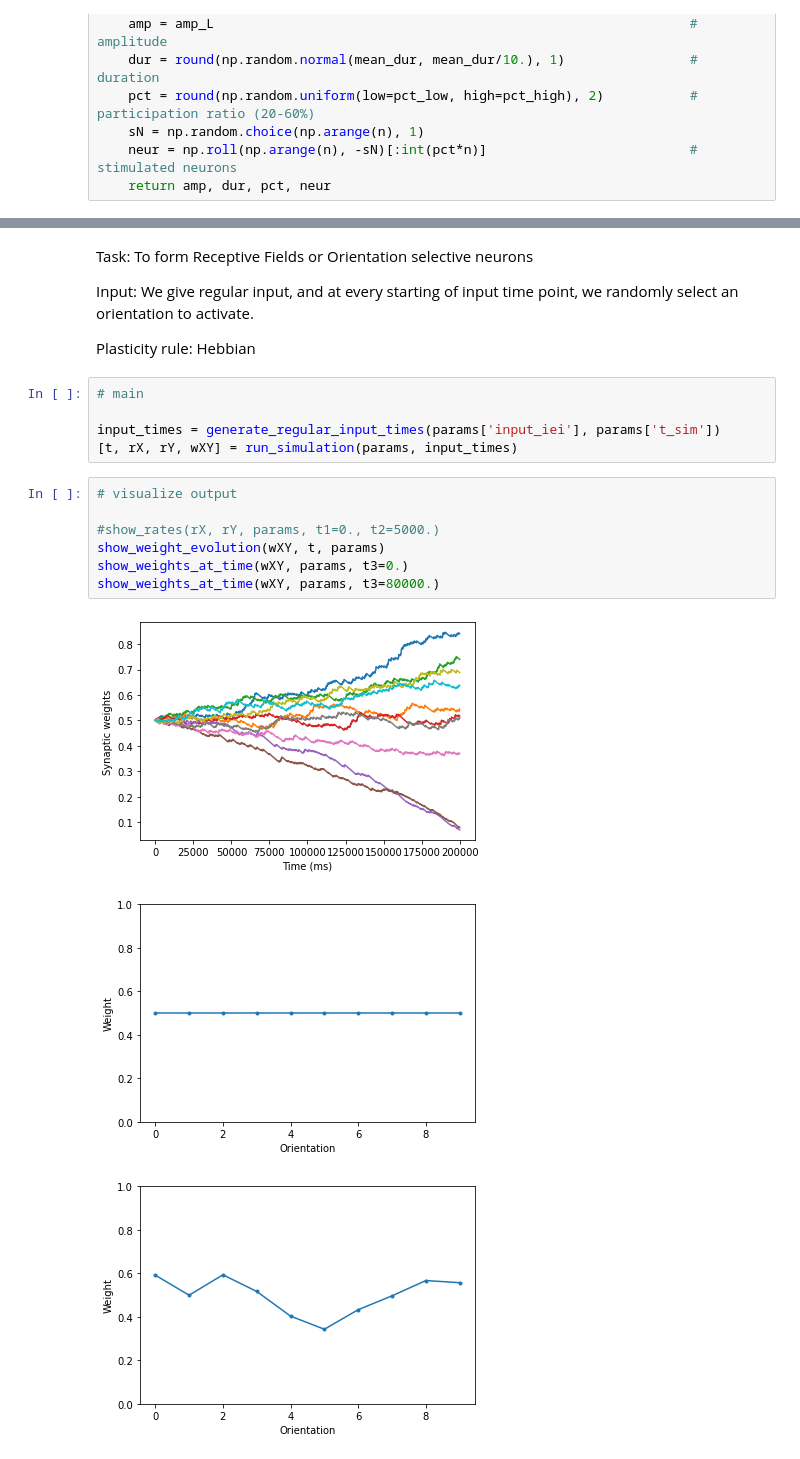
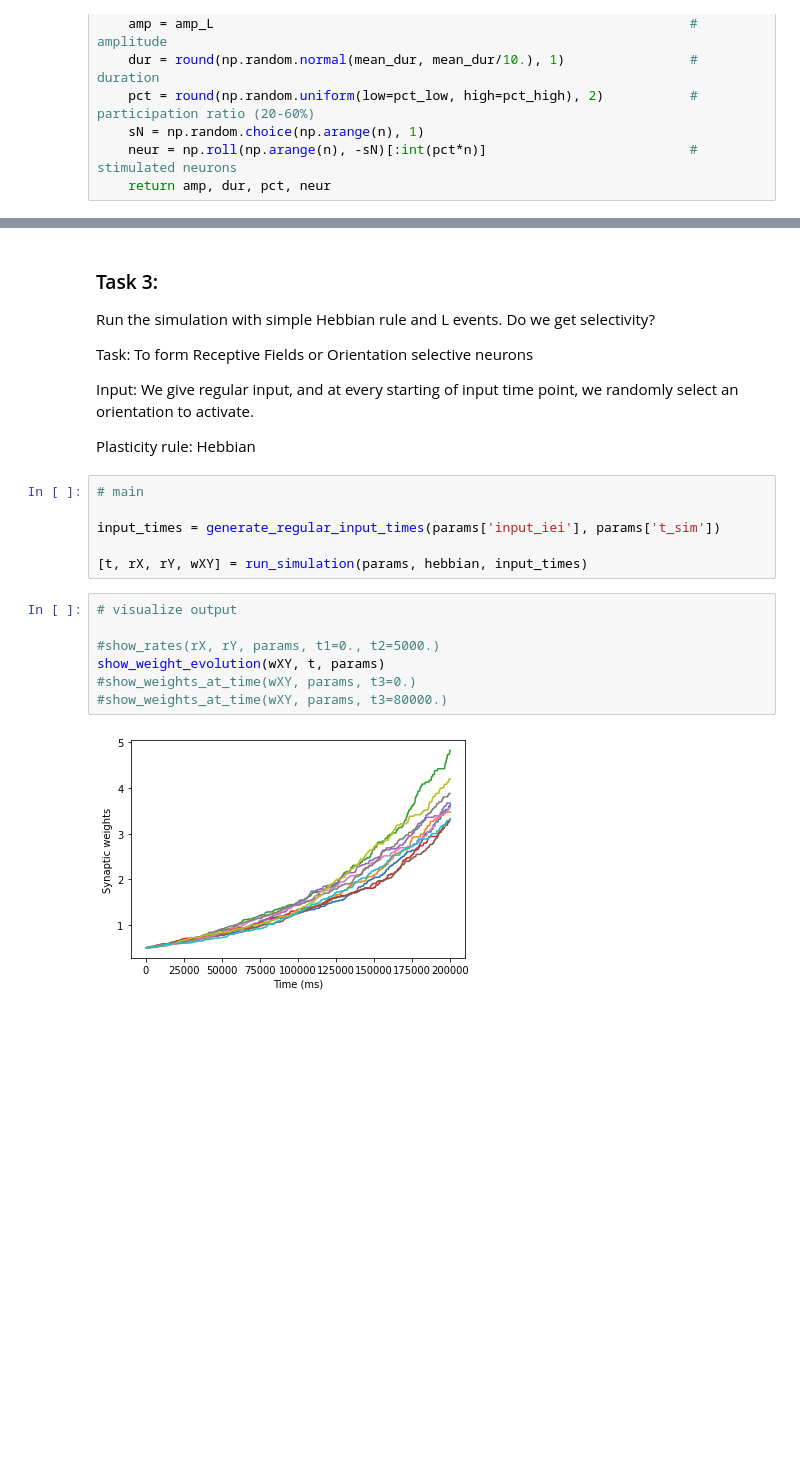
Before and after one commit to comp-neural-circuits/plasticity-workshop, a Jupyter notebook: hebbian_plasticity.ipynb, the cells around one changed output, grey strips where cells are left out. Cells and saved outputs as stored; diff of their text form; blank space fills up the shorter version.

Commit message:
different hebbian rules

```diff
--- a/hebbian_plasticity.ipynb
+++ b/hebbian_plasticity.ipynb
@@ -171,4 +261,8 @@ params = {
 # %% [markdown]
+### Task 3:
+
+Run the simulation with simple Hebbian rule and L events. Do we get selectivity?
+
 Task: To form Receptive Fields or Orientation selective neurons
 
 Input: We give regular input, and at every starting of input time point, we randomly select an orientation to activate.
@@ -179,15 +273,14 @@ Plasticity rule: Hebbian
 # main
 
 input_times = generate_regular_input_times(params['input_iei'], params['t_sim'])
-[t, rX, rY, wXY] = run_simulation(params, input_times)
+
+[t, rX, rY, wXY] = run_simulation(params, hebbian, input_times)
 # %%
 # visualize output
 
 #show_rates(rX, rY, params, t1=0., t2=5000.)
 show_weight_evolution(wXY, t, params)
-show_weights_at_time(wXY, params, t3=0.)
-show_weights_at_time(wXY, params, t3=80000.)
+#show_weights_at_time(wXY, params, t3=0.)
+#show_weights_at_time(wXY, params, t3=80000.)
 # %% [output]
-[figure, old version]
+[figure, new version]
-[figure, removed]
-[figure, removed]
```
Also changed, not shown: parts of 36 cells of this notebook.
